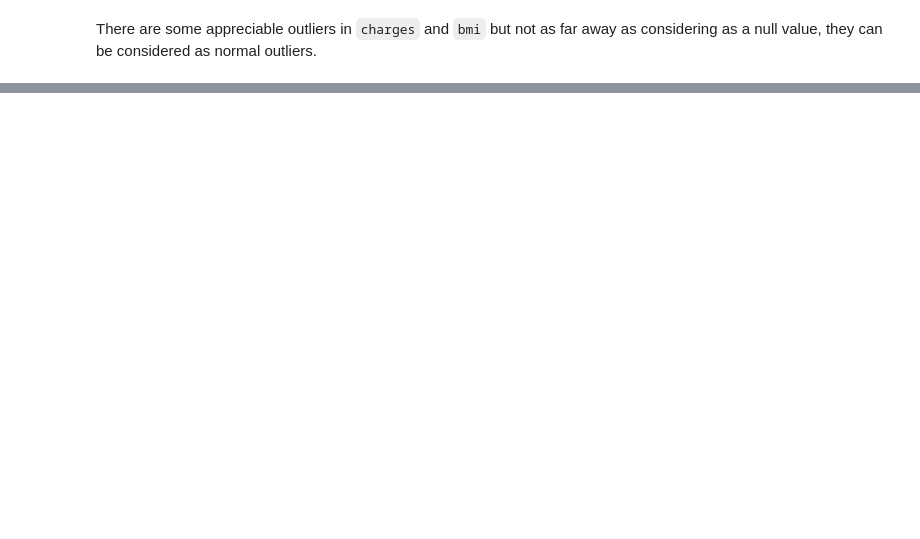
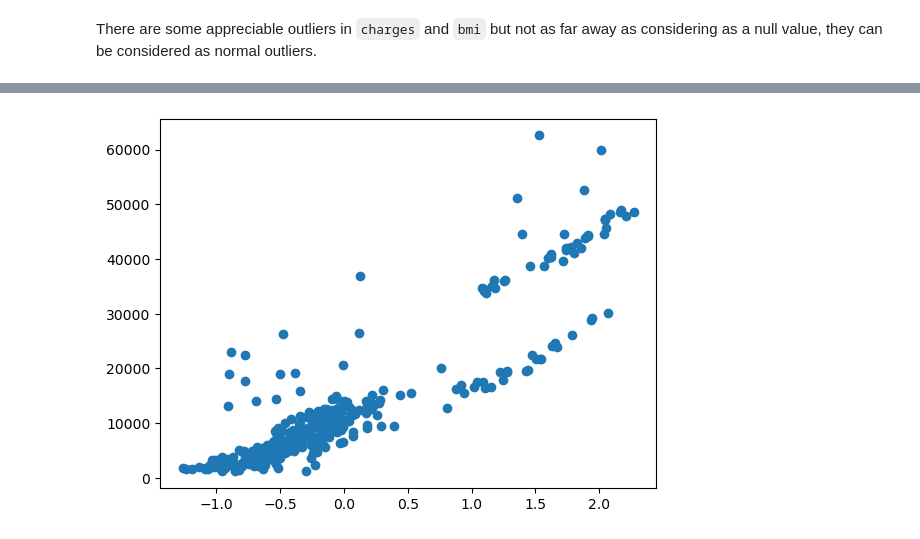
Before and after one commit to fenilenvinileno97/linear_regression, a Jupyter notebook: 3-practice.ipynb, the cells around one changed output, grey strips where cells are left out. Saved outputs shown, nothing was run; the diff lists cells and outputs as text; code cells hidden in the pictures; blank space fills up the shorter version.

```diff
--- a/3-practice.ipynb
+++ b/3-practice.ipynb
@@ -113,0 +201,14 @@ There are some appreciable outliers in `charges` and `bmi` but not as far away a
+# %%
+X_train, X_test, y_train, y_test = train_test_split(X,y)
+# %%
+sc_x = StandardScaler().fit(X)
+sc_y = StandardScaler().fit(y)
+# %%
+X_train = sc_x.transform(X_train)
+X_test = sc_x.transform(X_test)
+Y_train = sc_y.transform(y_train)
+Y_test = sc_y.transform(y_test)
+# %%
+model = LinearRegression()
+model.fit(X_train, Y_train)
+y_pred = model.predict(X_test)
@@ -113,0 +255,6 @@ There are some appreciable outliers in `charges` and `bmi` but not as far away a
+# %%
+residuals = np.subtract(y_test, y_pred.reshape(-1, 1))
+plt.scatter(y_pred, residuals)
+plt.show()
+# %% [output]
+[figure, added]
```
Also changed, not shown: parts of 23 cells of this notebook, 2 other files.
